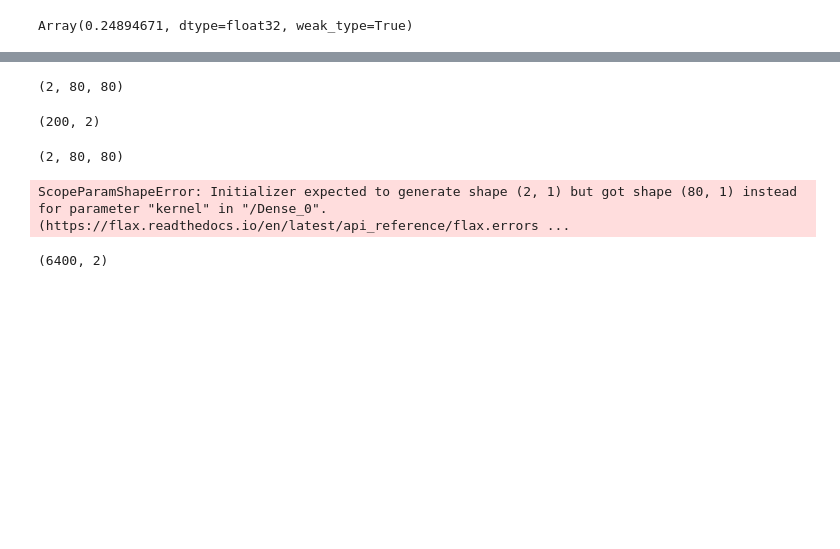
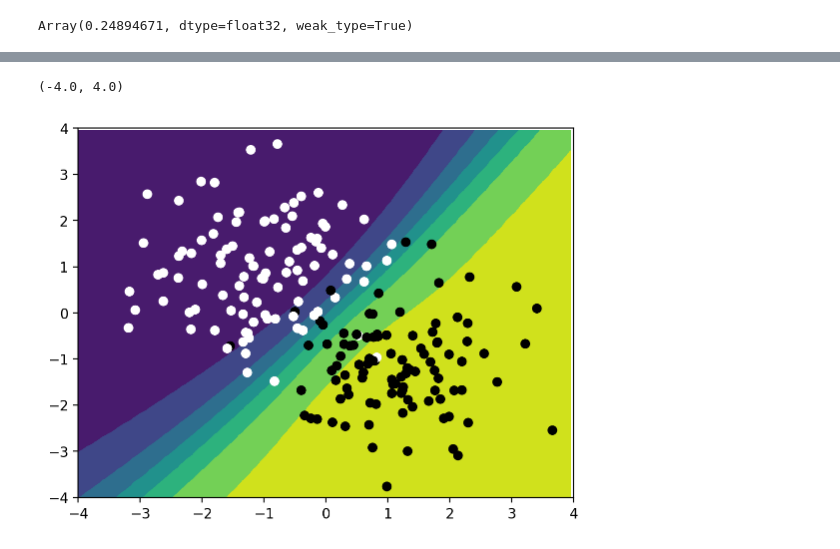
Before and after one commit to gerdm/misc, a Jupyter notebook: 2023-09/exponential-families-ekf.ipynb, the cells around one changed output, grey strips where cells are left out. Drawn from its saved outputs; the diff is of its cells as text; code cells hidden in the pictures; blank space fills up the shorter version.

```diff
--- a/2023-09/exponential-families-ekf.ipynb
+++ b/2023-09/exponential-families-ekf.ipynb
@@ -62,7 +63,10 @@ class Bel:
 class MLP(nn.Module):
     @nn.compact
     def __call__(self, x):
-        # x = nn.Dense(10)(x)
+        x = nn.Dense(10)(x)
+        x = nn.elu(x)
+        x = nn.Dense(10)(x)
+        x = nn.elu(x)
         x = nn.Dense(1)(x)
         return x # Eta
 
@@ -103,7 +107,7 @@ def linkfn(params, x):
 # %%
 bel_init = Bel(
     mean=params,
-    cov=jnp.eye(nparams) * 1e-5
+    cov=jnp.eye(nparams) * 0.5
 )
 # %%
 dynamics_covariance = 0.0 # TODO: Change
@@ -153,21 +147,13 @@ Array(0.76, dtype=float32)
 # %%
-XX = jnp.mgrid[-4:4:0.1, -4:4:0.1]
-XX.shape
+XX = jnp.mgrid[-4:4:0.05, -4:4:0.05]
-# %% [output]
-(2, 80, 80)
-# %%
-X.shape
-# %% [output]
-(200, 2)
-# %%
-XX.shape
-# %% [output]
-(2, 80, 80)
-# %%
-jax.vmap(applyfn, (None, 1))(bel.mean, XX)
-# %% [output]
-ScopeParamShapeError: Initializer expected to generate shape (2, 1) but got shape (80, 1) instead for parameter "kernel" in "/Dense_0". (https://flax.readthedocs.io/en/latest/api_reference/flax.errors ...
-# %%
-XX.reshape(-1, 2).shape
-# %% [output]
-(6400, 2)
+# %%
+Xeval = einops.rearrange(XX, "d x y -> x y d")
+# %%
+Z = applyfn(bel.mean, Xeval).squeeze()
+plt.contourf(*XX, jax.nn.sigmoid(Z))
+plt.scatter(*X.T, c=y, cmap="bone_r")
+plt.ylim(-4, 4)
+plt.xlim(-4, 4)
+# %% [output]
+(-4.0, 4.0)
+[figure, added]
```
Also changed, not shown: parts of 4 cells of this notebook.
